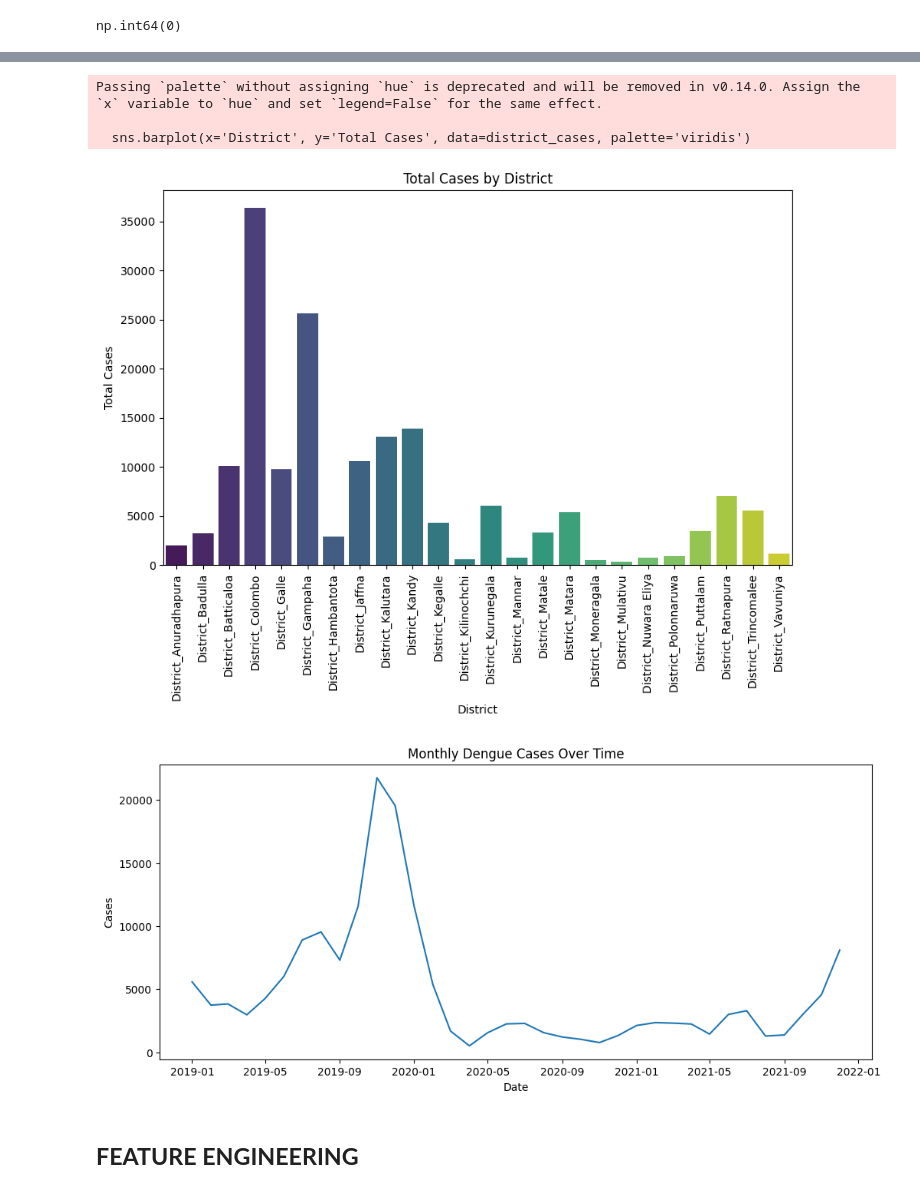
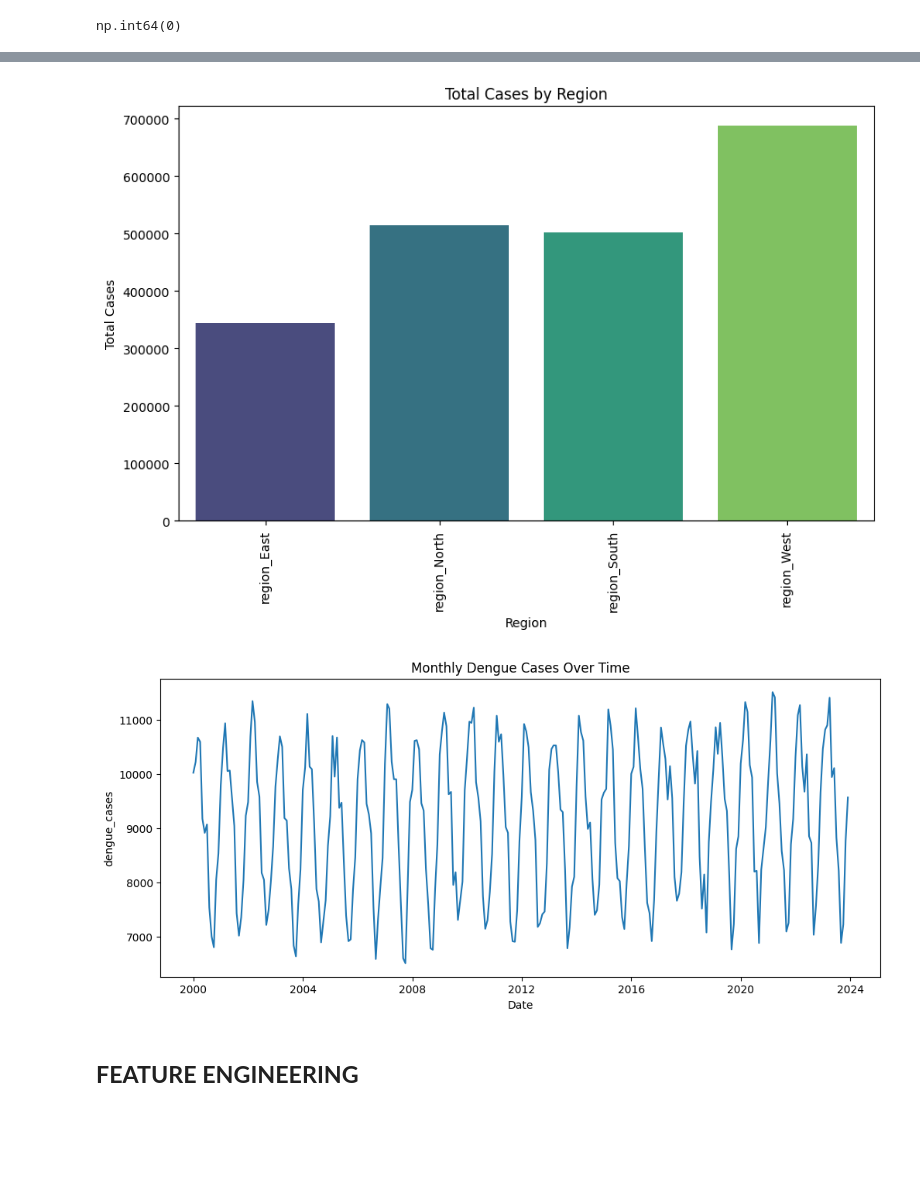
Before and after one commit to Zunuoh/Dengue-Fever-Prediction, a Jupyter notebook: New_Dengue_Prediction.ipynb, the cells around one changed output, grey strips where cells are left out. Drawn from its saved outputs; the diff is of its cells as text; code cells hidden in the pictures; blank space fills up the shorter version.

Commit message:
Changed dataset

```diff
--- a/New_Dengue_Prediction.ipynb
+++ b/New_Dengue_Prediction.ipynb
@@ -13,4 +15,4 @@ from sklearn.model_selection import train_test_split
 # %%
-df = pd.read_csv('dengue_data_with_weather_data.csv')
+df = pd.read_csv('climate_disease_dataset.csv')
 df.head()
 # %% [output]
@@ -78,5 +83,6 @@ memory usage: 77.5+ KB
-# %%
-df['Province'] = df['Province'].astype('category')
+# %%
+df['country'] = df['country'].astype('category')
+df['region'] = df['region'].astype('category')
 # %%
 df.info()
 # %% [output]
@@ -101,3 +108,3 @@ memory usage: 71.7+ KB
 # %%
-df = pd.get_dummies(df, columns=['Province', 'District'], drop_first=True)
+df = pd.get_dummies(df, columns=['country', 'region'], drop_first=True)
 # %%
@@ -132,25 +139,22 @@ Passing `palette` without assigning `hue` is deprecated and will be removed in v
 # %%
 plt.figure(figsize=(10, 6))
-sns.barplot(x='District', y='Total Cases', data=district_cases, palette='viridis')
-plt.title('Total Cases by District')
-plt.xlabel('District')
+sns.barplot(x='Region', y='Total Cases', data=region_cases, palette='viridis')
+plt.title('Total Cases by Region')
+plt.xlabel('Region')
 plt.ylabel('Total Cases')
 plt.xticks(rotation=90)
 plt.show()
 # %% [output]
-Passing `palette` without assigning `hue` is deprecated and will be removed in v0.14.0. Assign the `x` variable to `hue` and set `legend=False` for the same effect.
-
-  sns.barplot(x='District', y='Total Cases', data=district_cases, palette='viridis')
-[figure, old version]
+[figure, new version]
 # %%
-monthly = df.groupby(['Year', 'Month'])['Cases'].sum().reset_index()
-monthly['Date'] = pd.to_datetime(monthly[['Year', 'Month']].assign(DAY=1))
+monthly = df.groupby(['year', 'month'])['dengue_cases'].sum().reset_index()
+monthly['Date'] = pd.to_datetime(monthly[['year', 'month']].assign(DAY=1))
 
 plt.figure(figsize=(12, 5))
-sns.lineplot(data=monthly, x='Date', y='Cases')
+sns.lineplot(data=monthly, x='Date', y='dengue_cases')
 plt.title("Monthly Dengue Cases Over Time")
 plt.show()
 # %% [output]
-[figure, old version]
+[figure, new version]
 # %% [markdown]
 ## **FEATURE ENGINEERING**
```
Also changed, not shown: parts of 39 cells of this notebook.
